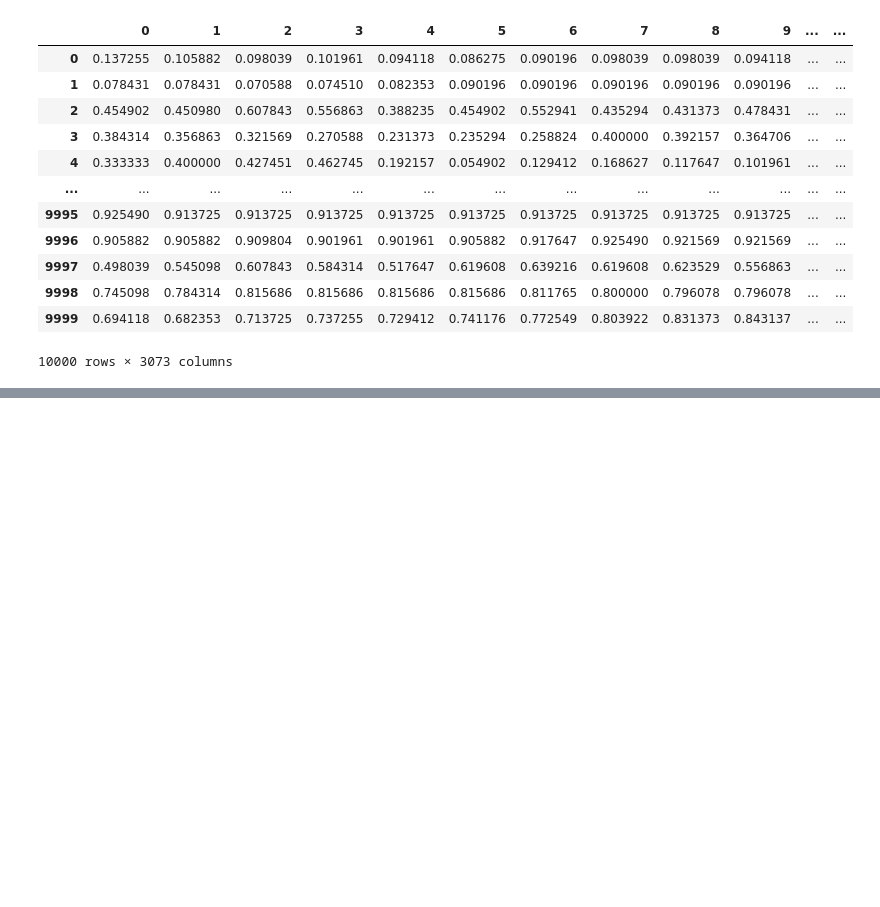
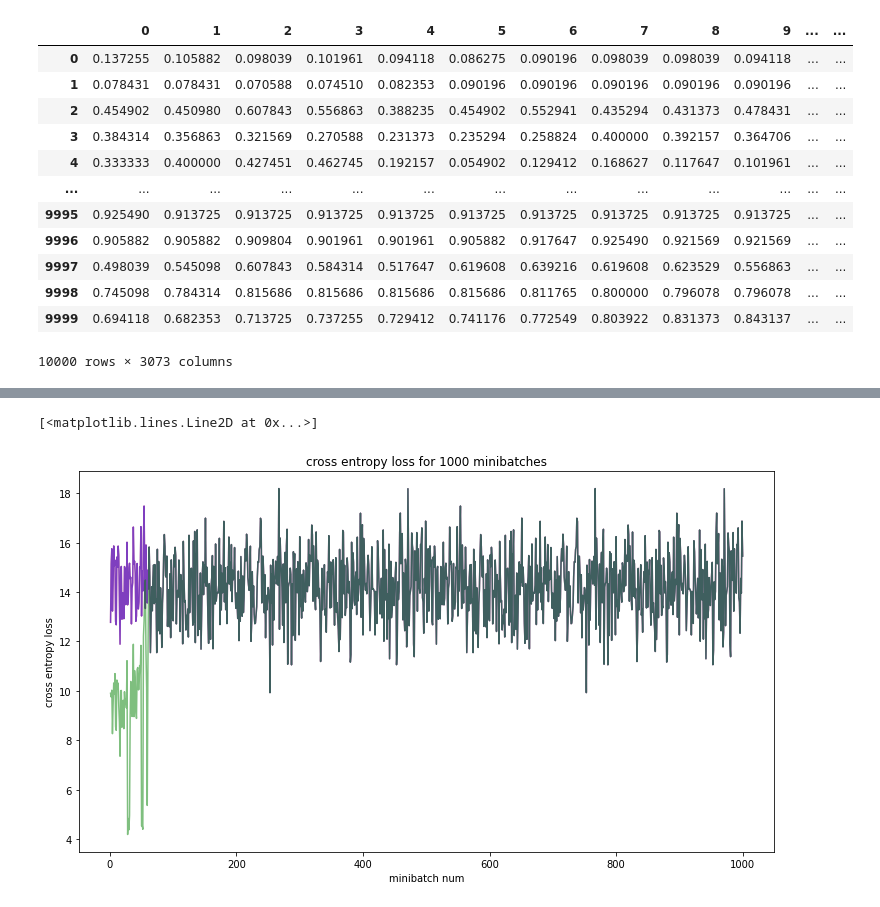
Before and after one commit to hashirkz/comp551-notebooks, a Jupyter notebook: mini_notebooks/mini2.ipynb, the cells around one changed output, grey strips where cells are left out. Cells and saved outputs as stored; diff of their text form; code cells hidden in the pictures; blank space fills up the shorter version.

Commit message:
mini2 stuff done

```diff
--- a/mini_notebooks/mini2.ipynb
+++ b/mini_notebooks/mini2.ipynb
@@ -216,0 +255,21 @@ untrained predictions, true labels:
+# %%
+# training function with epochs
+def train(nn: mlp_2h, train: np.ndarray, epochs: int=10, batch_size: int=10000, mini_batch_size: int=100, prt: bool=True):
+    losses = []
+    for epochs in range(epochs):
+        for i in range(5):
+            for j in range(0, batch_size, mini_batch_size):
+                bx, by = train[i, j:j+mini_batch_size, :-1], train[i, j:j+mini_batch_size, -1]
+                # print(f"y_h, y:\n{np.column_stack((nn.predict(bx), by))}")
+                nn.fit(bx, by)
+                loss = nn.loss(bx, by)
+                if prt: print(f"epochs{epochs}, batch{i}, mini_batch{j//mini_batch_size}, loss: {loss:<11}")
+                losses.append(loss)
+    return losses
+# %%
+# 2
+# mlp with hidden activation np.tanh
+# 256 neurons in hidden layer
+
+nn_tanh = mlp_2h(hidden_activation=np.tanh, hidden_dv=tanh_dv, hidden_dim=256, input_entries=100)
+loss_tanh = train(nn_tanh, TRAIN)
@@ -216,0 +311,7 @@ untrained predictions, true labels:
+# %%
+# 2
+# mlp with hidden activation np.tanh
+# 256 neurons in hidden layer
+
+nn_relu = mlp_2h(hidden_activation=relu, hidden_dv=relu_dv, hidden_dim=256, input_entries=100)
+loss_relu = train(nn_relu, TRAIN)
@@ -216,0 +336,7 @@ untrained predictions, true labels:
+# %%
+# 2
+# mlp with hidden activation np.tanh
+# 256 neurons in hidden layer
+
+nn_leaky_relu = mlp_2h(hidden_activation=leaky_relu, hidden_dv=leaky_relu_dv, hidden_dim=256, input_entries=100)
+loss_leaky_relu = train(nn_leaky_relu, TRAIN)
@@ -216,0 +389,11 @@ untrained predictions, true labels:
+# %%
+plt.rcParams["figure.figsize"] = (12.46, 7)
+plt.title("cross entropy loss for 1000 minibatches")
+plt.xlabel("minibatch num")
+plt.ylabel("cross entropy loss")
+plt.plot(np.linspace(1, 1000, 1000), loss_relu[:1000], color='red', alpha=0.5)
+plt.plot(np.linspace(1, 1000, 1000), loss_leaky_relu[:1000], color='blue', alpha=0.5)
+plt.plot(np.linspace(1, 1000, 1000), loss_tanh[:1000], color='green', alpha=0.5)
+# %% [output]
+[<matplotlib.lines.Line2D at 0x...>]
+[figure, added]
```
Also changed, not shown: parts of 10 cells of this notebook.
